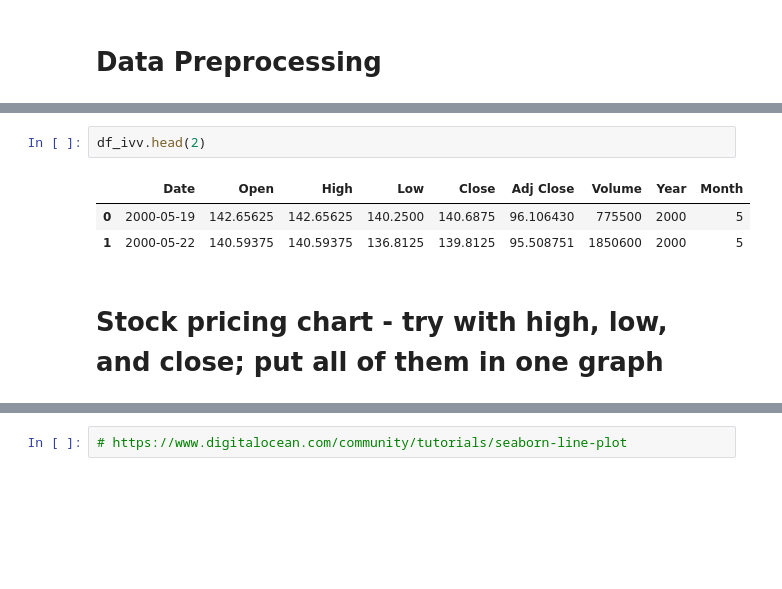
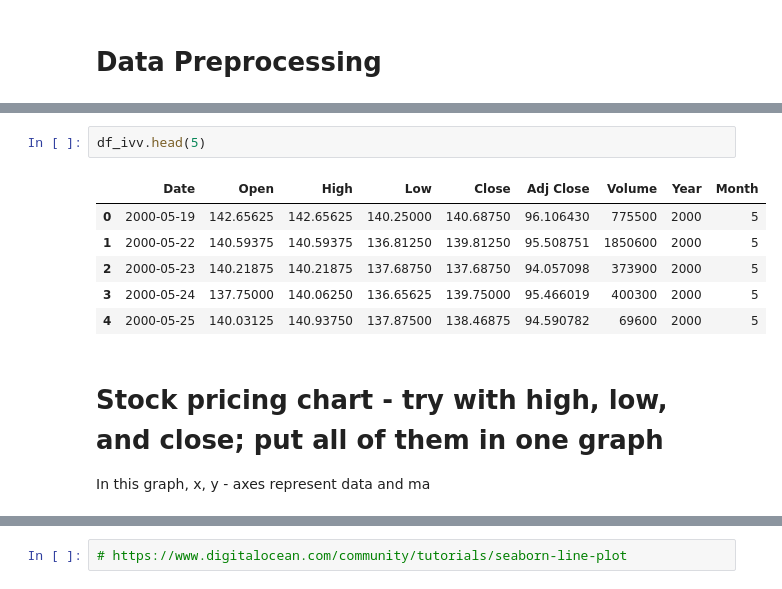
Before and after one commit to Arch2data/SMDashboard, a Jupyter notebook: notebook/StockMarketDataClean.ipynb, the cells around one changed output, grey strips where cells are left out. Cells and saved outputs as stored; diff of their text form; blank space fills up the shorter version.

Commit message:
Describe a graph

```diff
--- a/notebook/StockMarketDataClean.ipynb
+++ b/notebook/StockMarketDataClean.ipynb
@@ -51,8 +50,13 @@ memory usage: 351.6 KB
 # %%
-df_ivv.head(2)
+df_ivv.head(5)
 # %% [output]
 |  | Date | Open | High | Low | Close | Adj Close | Volume | Year | Month |
-| 0 | 2000-05-19 | 142.65625 | 142.65625 | 140.2500 | 140.6875 | 96.106430 | 775500 | 2000 | 5 |
-| 1 | 2000-05-22 | 140.59375 | 140.59375 | 136.8125 | 139.8125 | 95.508751 | 1850600 | 2000 | 5 |
+| 0 | 2000-05-19 | 142.65625 | 142.65625 | 140.25000 | 140.68750 | 96.106430 | 775500 | 2000 | 5 |
+| 1 | 2000-05-22 | 140.59375 | 140.59375 | 136.81250 | 139.81250 | 95.508751 | 1850600 | 2000 | 5 |
+| 2 | 2000-05-23 | 140.21875 | 140.21875 | 137.68750 | 137.68750 | 94.057098 | 373900 | 2000 | 5 |
+| 3 | 2000-05-24 | 137.75000 | 140.06250 | 136.65625 | 139.75000 | 95.466019 | 400300 | 2000 | 5 |
+| 4 | 2000-05-25 | 140.03125 | 140.93750 | 137.87500 | 138.46875 | 94.590782 | 69600 | 2000 | 5 |
 # %% [markdown]
 # Stock pricing chart  - try with high, low, and close; put all of them in one graph
+
+In this graph, x, y - axes represent data and ma
```
Also changed, not shown: parts of 6 cells of this notebook.
